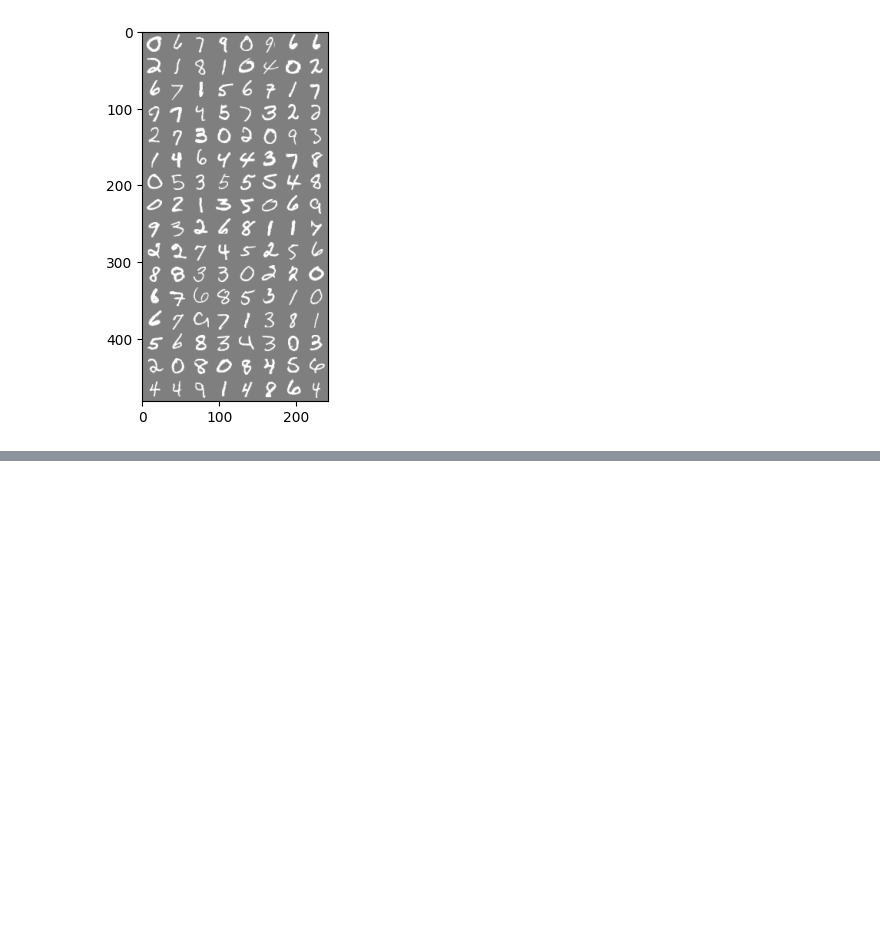
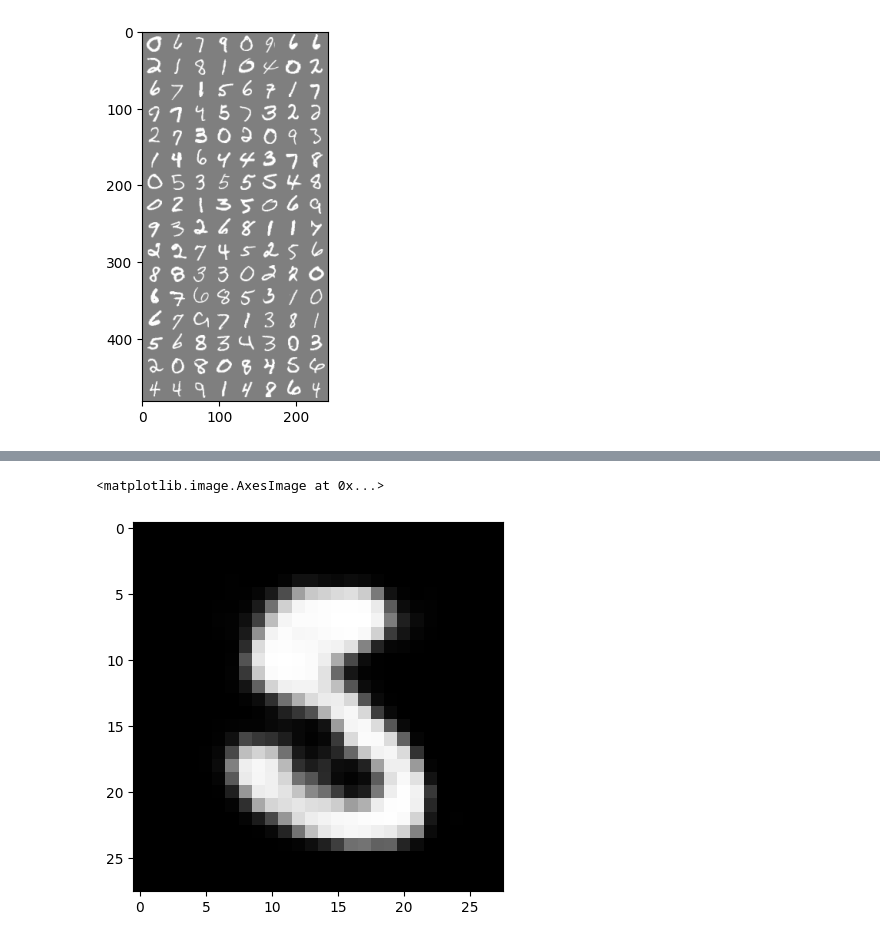
Before and after one commit to MadsFrandsen/PML-Exam, a Jupyter notebook: LadderVAE.ipynb, the cells around one changed output, grey strips where cells are left out. Drawn from its saved outputs; the diff is of its cells as text; code cells hidden in the pictures; blank space fills up the shorter version.

```diff
--- a/LadderVAE.ipynb
+++ b/LadderVAE.ipynb
@@ -159,0 +244,8 @@ class LadderVAE(nn.Module):
+# %%
+# define lss function. Similar to the loss function for the normal VAE
+# however we now have a KL divergence for each latent layer, which we sum.
+def loss(model: LadderVAE, recon_x: torch.Tensor, x: torch.Tensor) -> Tuple[torch.Tensor, torch.Tensor, torch.Tensor]:
+    assert recon_x.shape[0] == x.shape[0] and recon_x.shape[-1] == x.shape[-1], "Shape Mismatch between reconstruction and x"
+    BCE = F.binary_cross_entropy(recon_x, x.view(-1, 784), reduction="sum")
+    KLD = torch.sum(model.kl_divergence)
+    return BCE + KLD, BCE, KLD # = -ELBO
@@ -159,0 +285,26 @@ class LadderVAE(nn.Module):
+# %%
+# train or load pre-trained model
+train = True
+
+#train loop
+if train:
+    optimizer = optim.Adam(model.parameters(), lr=lr)
+    model.train()
+
+    for e in range(1, num_epochs+1):
+        train_loss = 0.
+        train_loss_vals = []
+        for batch_idx, (x, _) in tqdm(enumerate(train_loader), total=len(train_loader)):
+            x = x.to(device)
+            x = x.view(-1, 784)
+
+            optimizer.zero_grad()
+            recon_batch, _ = model(x)
+            l, BCE, KLD = loss(model, recon_batch, x)
+            l.backward()
+            train_loss += l.item()
+            train_loss_vals.append(train_loss)
+            optimizer.step()
+        print("\tEpoch,", e, "complete!", "\tLoss: ", train_loss / batch_idx)
+else:
+    model.load_state_dict(torch.load('./trained_models/diffusion_model'))
@@ -159,0 +327,9 @@ class LadderVAE(nn.Module):
+# %%
+model.eval()
+z = torch.randn((1, 4)).to(device)
+img = model.decode(z)
+# %%
+plt.imshow(img.view(28, 28).detach().cpu().numpy(), cmap='gray')
+# %% [output]
+<matplotlib.image.AxesImage at 0x...>
+[figure, added]
```
Also changed, not shown: parts of 13 cells of this notebook.
